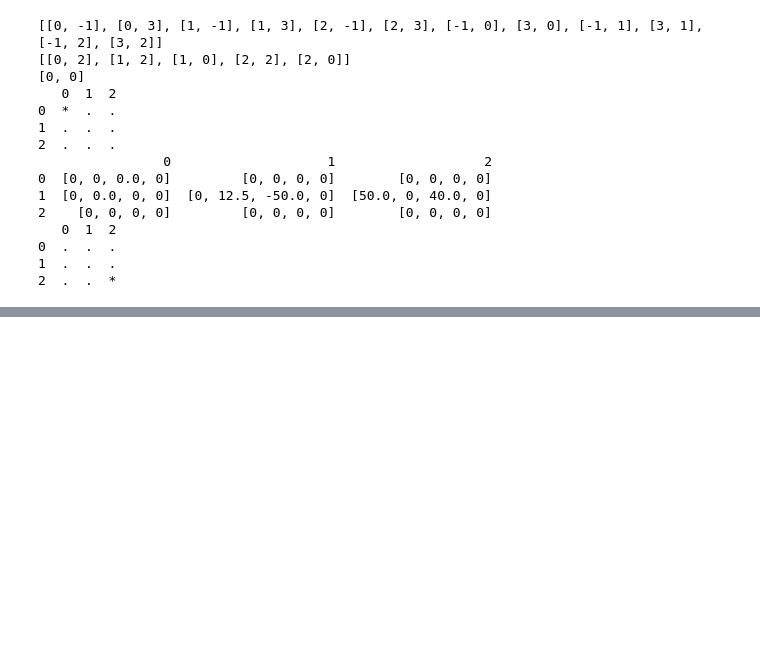
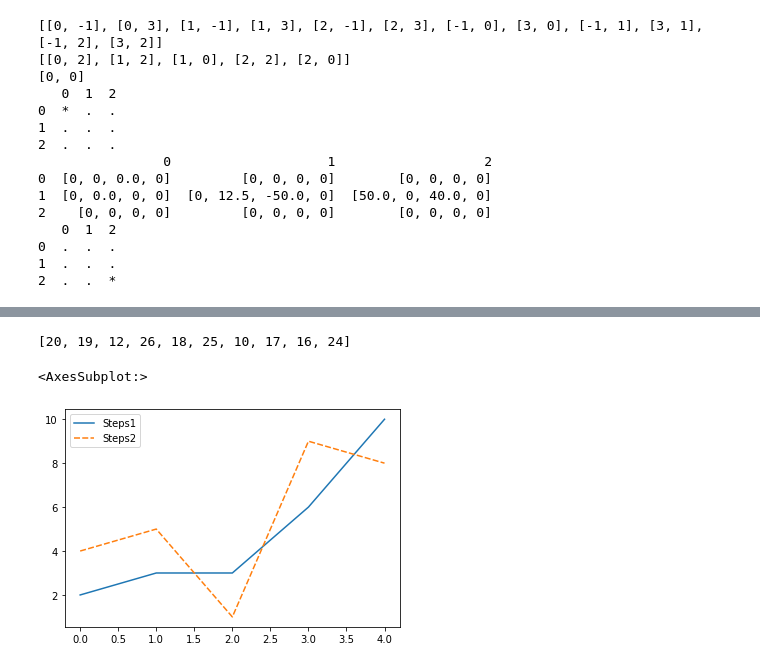
Before and after one commit to FreedomEclipse/GridWorld, a Jupyter notebook: gridworld.ipynb, the cells around one changed output, grey strips where cells are left out. Cells and saved outputs as stored; diff of their text form; code cells hidden in the pictures; blank space fills up the shorter version.

```diff
--- a/gridworld.ipynb
+++ b/gridworld.ipynb
@@ -284,0 +289,17 @@ run(False, 10, None)
+# %%
+import random
+t = []
+for i in range(1, 11):
+    t.append([i, random.randint(1,11)])
+print(t)
+
+import random
+m = []
+for i in range(1, 11):
+    m.append([i, random.randint(1,11)])
+print(m)
+
+combo = m + t
+combo = [[2, 4], [3, 5], [3, 1], [6, 9], [10, 8]]
+test = pd.DataFrame(combo, columns=['Steps1', 'Steps2'])
+print(test)
@@ -284,0 +317,12 @@ run(False, 10, None)
+# %%
+print(x)
+# %% [output]
+[20, 19, 12, 26, 18, 25, 10, 17, 16, 24]
+# %%
+#newtest = test['Steps']
+#newtest.index.name = 'Episodes'
+#print(newtest)
+sns.lineplot(data=test)
+# %% [output]
+<AxesSubplot:>
+[figure, added]
```
Also changed, not shown: parts of 9 cells of this notebook, 1 other file.
